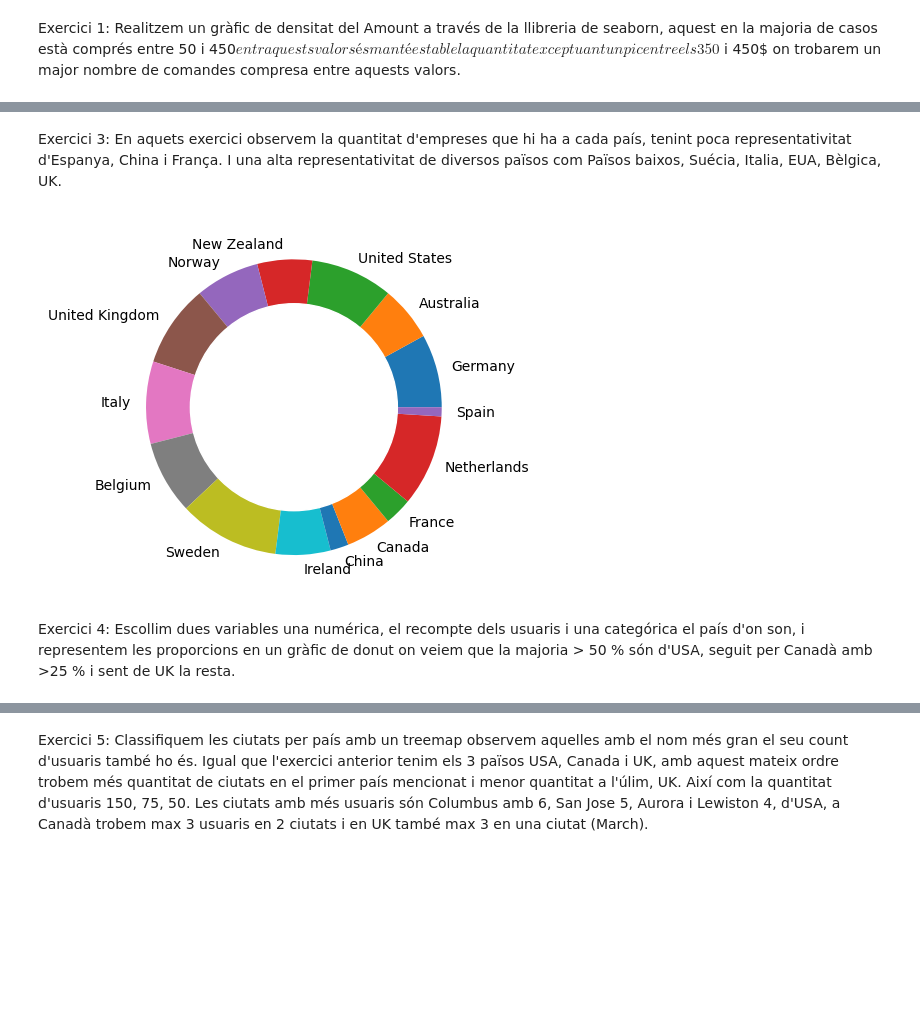
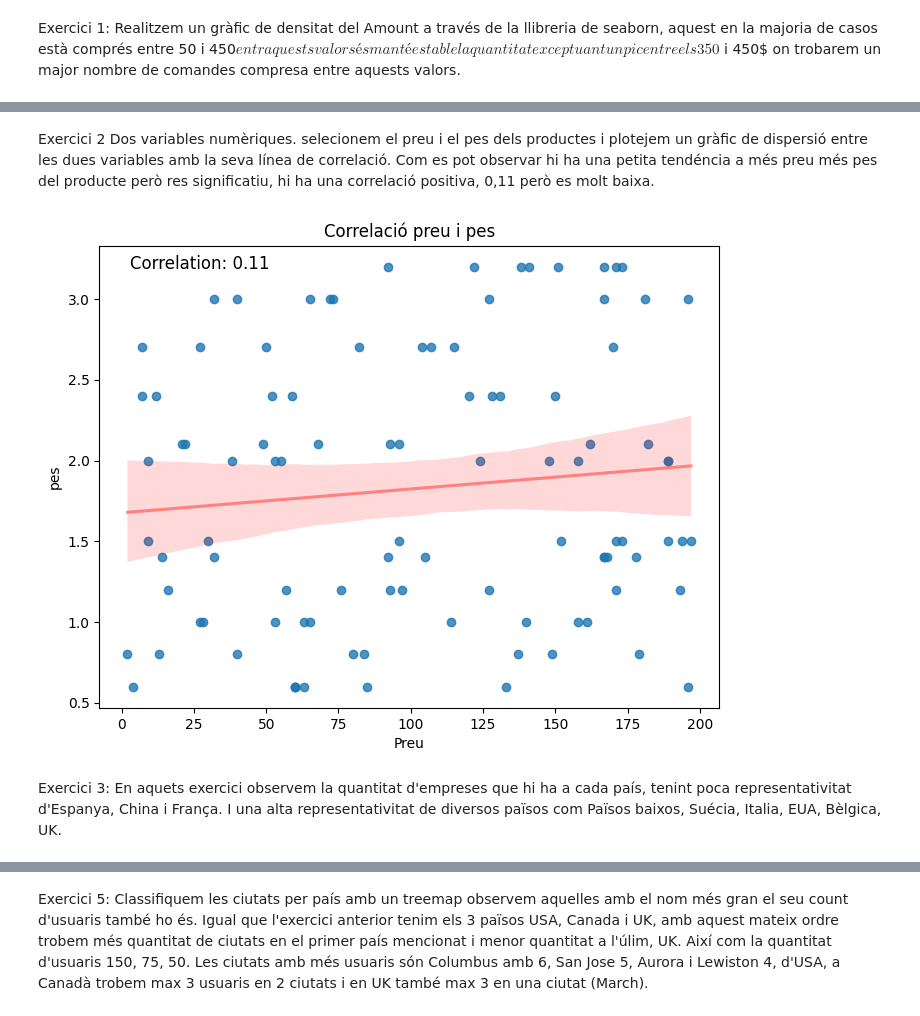
Before and after one commit to bernathid/Sprint8, a Jupyter notebook: Spr_8.ipynb, the cells around one changed output, grey strips where cells are left out. Cells and saved outputs as stored; diff of their text form; code cells hidden in the pictures; blank space fills up the shorter version.

```diff
--- a/Spr_8.ipynb
+++ b/Spr_8.ipynb
@@ -85,31 +46,51 @@ plt.show()
+# %% [markdown]
+Exercici 2 Dos variables numèriques. selecionem el preu i el pes dels productes i plotejem un gràfic de dispersió entre les dues variables amb la seva línea de correlació. Com es pot observar hi ha una petita tendéncia a més preu més pes del producte però res significatiu, hi ha una correlació positiva, 0,11 però es molt baixa.
+# %%
+#Exercici 2 Dos variables numèriques.
+
+# library
+import seaborn as sns
+import pyodbc
+import pandas as pd
+import matplotlib.pyplot as plt
+import warnings
+
+# Ignorar advertències
+warnings.filterwarnings('ignore')
+
+query = """
+select price, weight
+from products1
+"""
+
+# Llegeix les dades de la consulta SQL
+data = pd.read_sql(query, cnx)
+
+#calculem la variabla correlació
+correlacio = data["price"].corr(data["weight"])
+
+#Plotejem el gràfic de dispersó amb la línea de correlació en vermell
+fig, ax = plt.subplots(figsize=(8, 6))
+sns.regplot(
+    x=data["price"],
+    y=data["weight"],
+    line_kws={
+        "color": "r",
+        "alpha": 0.4
+    },
+    ax=ax
+)
+# Etiquetes i títol
+plt.ylabel('Pes')
+plt.xlabel('Preu')
+plt.title('Correlació preu i pes')
+
+# Afegim al gràfic la variable correlació
+ax.annotate(f'Correlation: {correlacio:.2f}', xy=(0.05, 0.95), xycoords='axes fraction',
+            fontsize=12, backgroundcolor='white')
+
+plt.show()
+# %% [output]
+[figure, added]
 # %% [markdown]
 Exercici 3: En aquets exercici observem la quantitat d'empreses que hi ha a cada país, tenint poca representativitat d'Espanya, China i França. I una alta representativitat de diversos països com Països baixos, Suécia, Italia, EUA, Bèlgica, UK.
-# %%
-# Exercici 3 Una variable categòrica
-
-
-query = """
-select country, count(country) as num from companies
-group by country;"""
-
-# Llegeix les dades de la consulta SQL
-data = pd.read_sql(query, cnx)
-
-# create data
-names = (data['country'])
-size = (data['num'])
-
-# Create a circle at the center of the plot
-my_circle = plt.Circle( (0,0), 0.7, color='white')
-
-# Give color names
-plt.pie(size, labels=names)
-p = plt.gcf()
-p.gca().add_artist(my_circle)
-
-# Show the graph
-plt.show()
-# %% [output]
-[figure, removed]
-# %% [markdown]
-Exercici 4: Escollim dues variables una numérica, el recompte dels usuaris i una categórica el país d'on son, i representem les proporcions en un gràfic de donut on veiem que la majoria > 50 % són d'USA, seguit per Canadà amb >25 % i sent de UK la resta.
```
Also changed, not shown: parts of 11 cells of this notebook, 1 other file.
